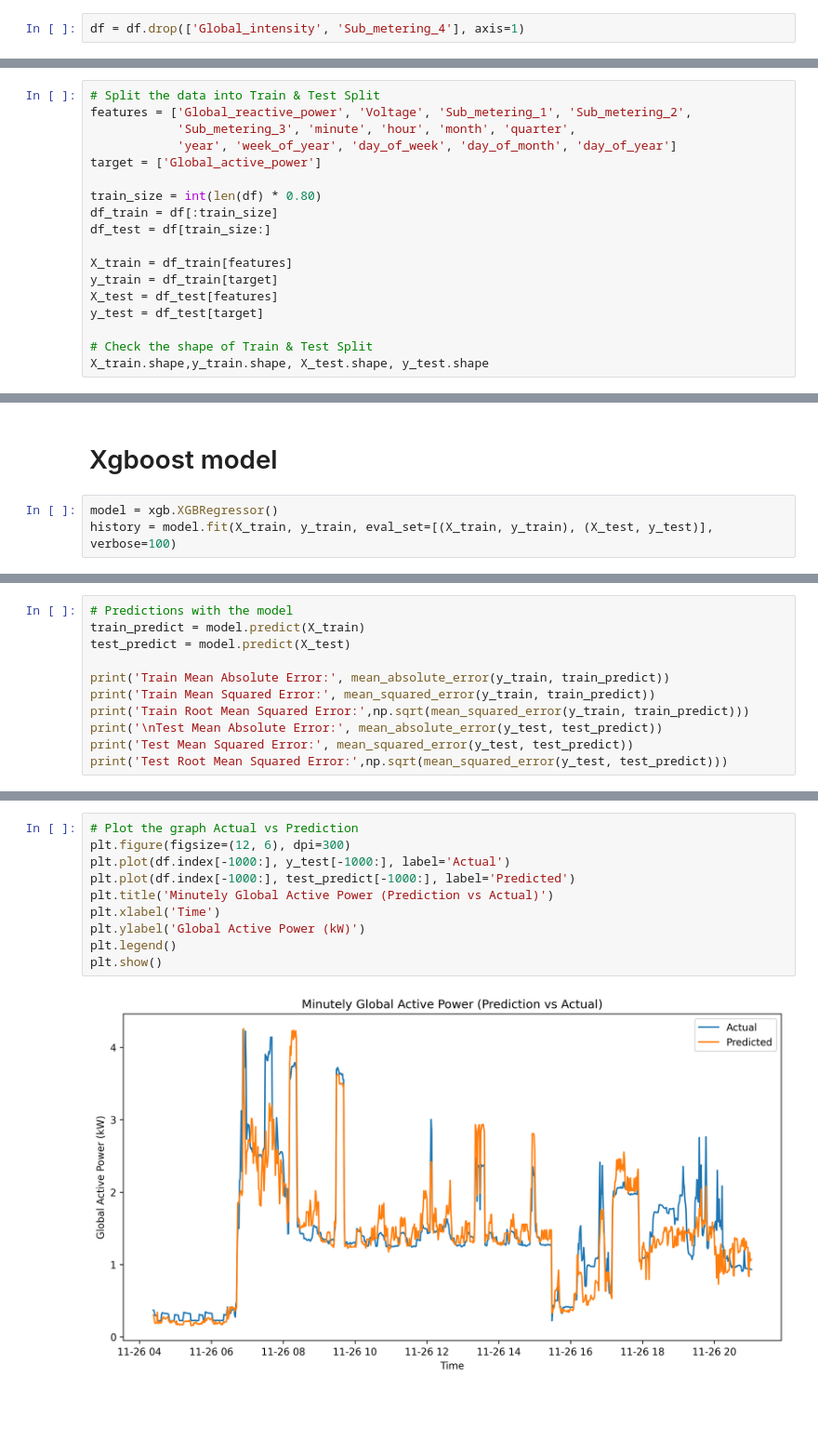
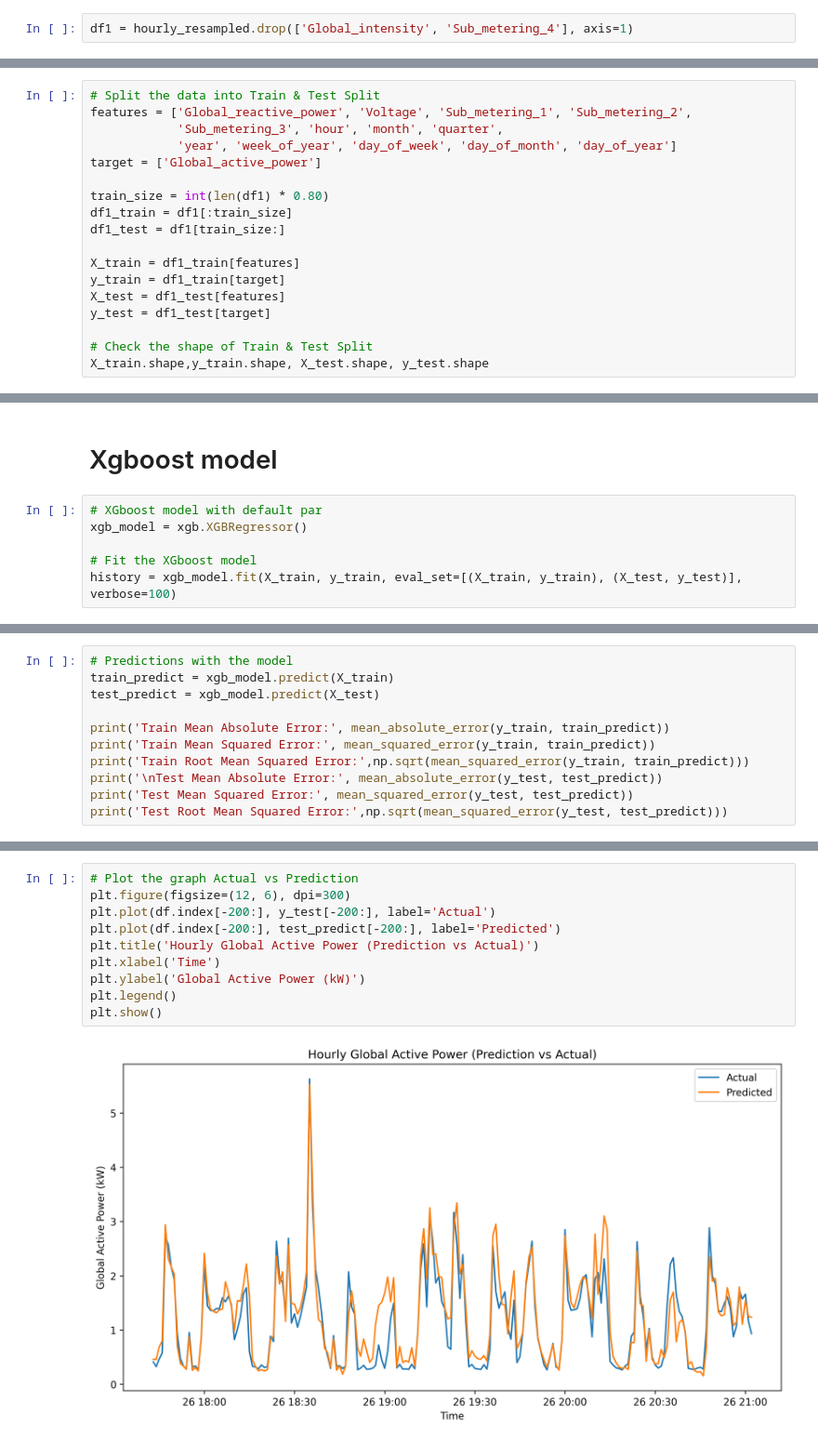
Before and after one commit to samirp92/Final-Year-Project-Time-Series-Forecating-, a Jupyter notebook: XGboost_Ele_Power_Consumption_Forecasting_Student_ID_21072112.ipynb, the cells around one changed output, grey strips where cells are left out. Shown at 93% size. Drawn from its saved outputs; the diff is of its cells as text; blank space fills up the shorter version.

```diff
--- a/XGboost_Ele_Power_Consumption_Forecasting_Student_ID_21072112.ipynb
+++ b/XGboost_Ele_Power_Consumption_Forecasting_Student_ID_21072112.ipynb
@@ -149,5 +180,5 @@ Note:- As Global_intensity is highly correlated with Global_active_power so I am
 # %%
-df = df.drop(['Global_intensity', 'Sub_metering_4'], axis=1)
+df1 = hourly_resampled.drop(['Global_intensity', 'Sub_metering_4'], axis=1)
 # %% [markdown]
 # Feature Engineering
 # %%
@@ -183,18 +213,18 @@ Index(['Global_active_power', 'Global_reactive_power', 'Voltage',
 # %%
 # Split the data into Train & Test Split
 features = ['Global_reactive_power', 'Voltage', 'Sub_metering_1', 'Sub_metering_2',
-            'Sub_metering_3', 'minute', 'hour', 'month', 'quarter',
+            'Sub_metering_3', 'hour', 'month', 'quarter',
             'year', 'week_of_year', 'day_of_week', 'day_of_month', 'day_of_year']
 target = ['Global_active_power']
 
-train_size = int(len(df) * 0.80)
-df_train = df[:train_size]
-df_test = df[train_size:]
+train_size = int(len(df1) * 0.80)
+df1_train = df1[:train_size]
+df1_test = df1[train_size:]
 
-X_train = df_train[features]
-y_train = df_train[target]
-X_test = df_test[features]
-y_test = df_test[target]
+X_train = df1_train[features]
+y_train = df1_train[target]
+X_test = df1_test[features]
+y_test = df1_test[target]
 
 # Check the shape of Train & Test Split
 X_train.shape,y_train.shape, X_test.shape, y_test.shape
@@ -218,6 +248,9 @@ plt.show()
 # %% [markdown]
 # Xgboost model
 # %%
-model = xgb.XGBRegressor()
-history = model.fit(X_train, y_train, eval_set=[(X_train, y_train), (X_test, y_test)], verbose=100)
+# XGboost model with default par
+xgb_model = xgb.XGBRegressor()
+
+# Fit the XGboost model
+history = xgb_model.fit(X_train, y_train, eval_set=[(X_train, y_train), (X_test, y_test)], verbose=100)
 # %% [output]
@@ -226,7 +259,7 @@ history = model.fit(X_train, y_train, eval_set=[(X_train, y_train), (X_test, y_t
 # %%
 # Predictions with the model
-train_predict = model.predict(X_train)
-test_predict = model.predict(X_test)
+train_predict = xgb_model.predict(X_train)
+test_predict = xgb_model.predict(X_test)
 
 print('Train Mean Absolute Error:', mean_absolute_error(y_train, train_predict))
 print('Train Mean Squared Error:', mean_squared_error(y_train, train_predict))
@@ -245,12 +278,12 @@ Test Root Mean Squared Error: 0.32634613774483007
 # %%
 # Plot the graph Actual vs Prediction
 plt.figure(figsize=(12, 6), dpi=300)
-plt.plot(df.index[-1000:], y_test[-1000:], label='Actual')
-plt.plot(df.index[-1000:], test_predict[-1000:], label='Predicted')
-plt.title('Minutely Global Active Power (Prediction vs Actual)')
+plt.plot(df.index[-200:], y_test[-200:], label='Actual')
+plt.plot(df.index[-200:], test_predict[-200:], label='Predicted')
+plt.title('Hourly Global Active Power (Prediction vs Actual)')
 plt.xlabel('Time')
 plt.ylabel('Global Active Power (kW)')
 plt.legend()
 plt.show()
 # %% [output]
-[figure, old version]
+[figure, new version]
```
Also changed, not shown: parts of 19 cells of this notebook.
